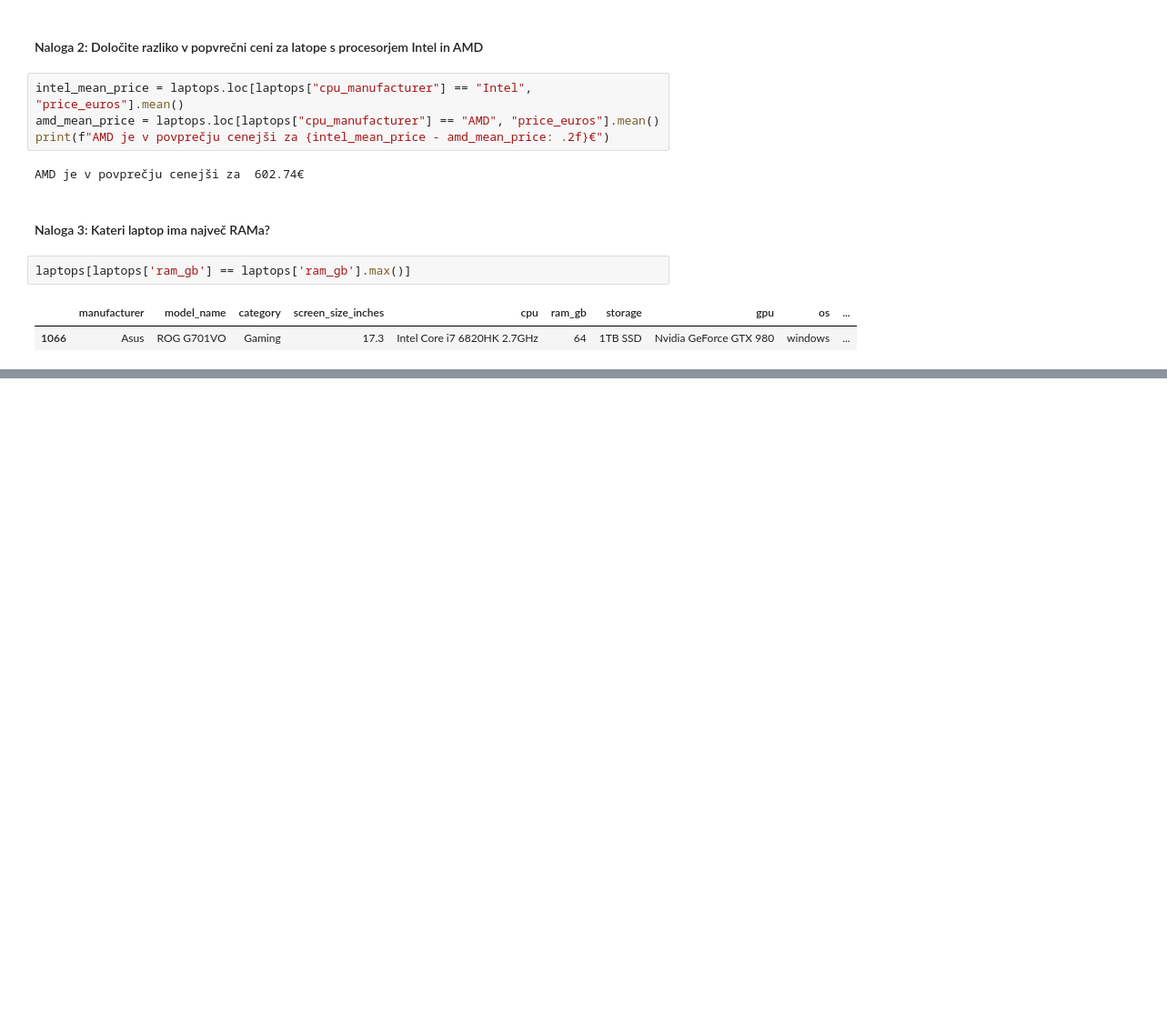
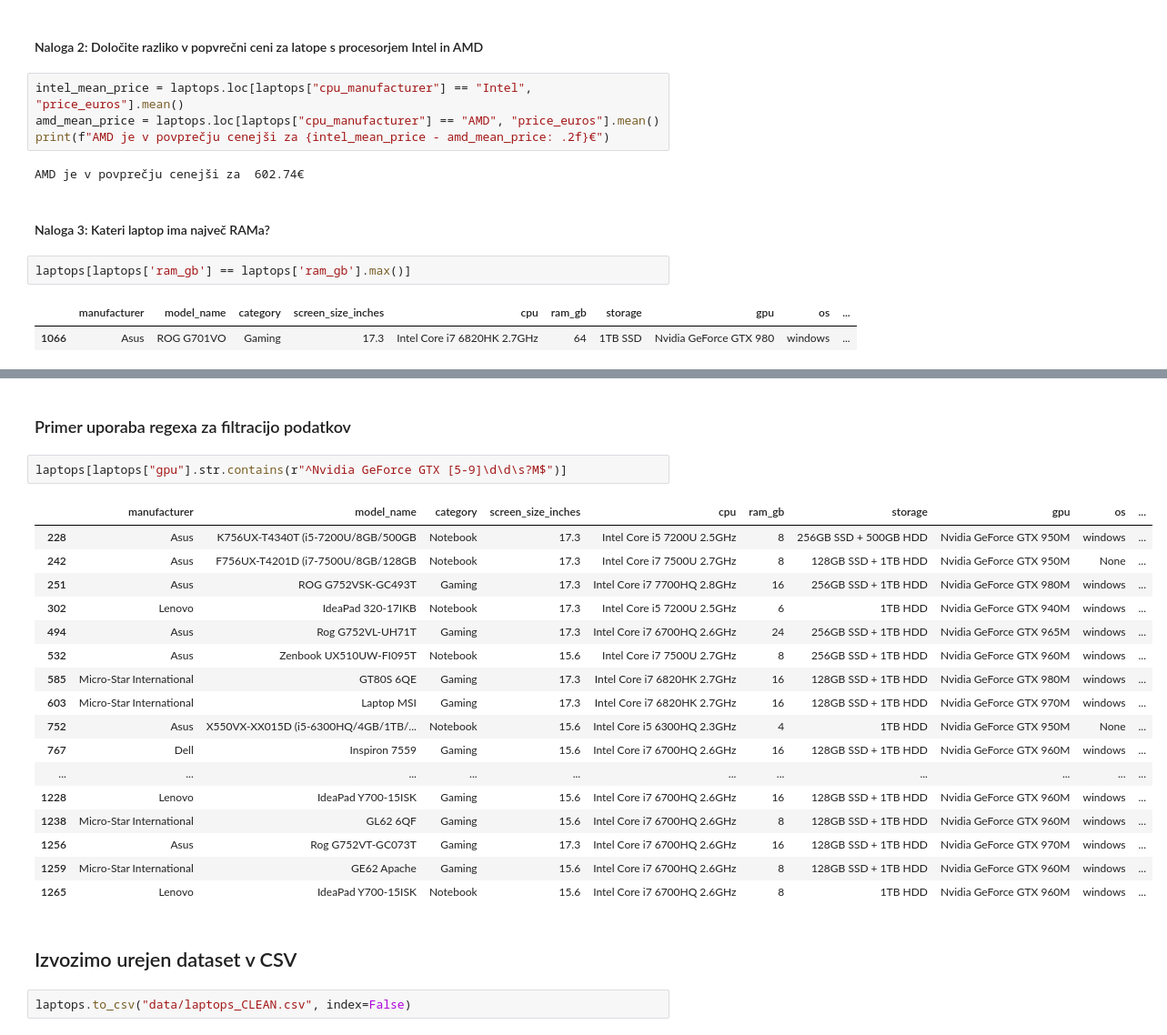
Before and after one commit to icta-tecaji/python-data-analysis-public, a Jupyter notebook: Del_04_Priprava_in_čiščenje_podatkov/04_Priprava_in_čiščenje_podatkov_CLEAN.ipynb, the cells around one changed output, grey strips where cells are left out. Shown at 91% size. Cells and saved outputs as stored; diff of their text form; blank space fills up the shorter version.

```diff
--- a/Del_04_Priprava_in_čiščenje_podatkov/04_Priprava_in_čiščenje_podatkov_CLEAN.ipynb
+++ b/Del_04_Priprava_in_čiščenje_podatkov/04_Priprava_in_čiščenje_podatkov_CLEAN.ipynb
@@ -353,0 +431,26 @@ laptops[laptops['ram_gb'] == laptops['ram_gb'].max()]
+# %% [markdown]
+### Primer uporaba regexa za filtracijo podatkov
+# %%
+laptops[laptops["gpu"].str.contains(r"^Nvidia GeForce GTX [5-9]\d\d\s?M$")]
+# %% [output]
+|  | manufacturer | model_name | category | screen_size_inches | cpu | ram_gb | storage | gpu | os | ... |
+| 228 | Asus | K756UX-T4340T (i5-7200U/8GB/500GB | Notebook | 17.3 | Intel Core i5 7200U 2.5GHz | 8 | 256GB SSD + 500GB HDD | Nvidia GeForce GTX 950M | windows | ... |
+| 242 | Asus | F756UX-T4201D (i7-7500U/8GB/128GB | Notebook | 17.3 | Intel Core i7 7500U 2.7GHz | 8 | 128GB SSD + 1TB HDD | Nvidia GeForce GTX 950M | None | ... |
+| 251 | Asus | ROG G752VSK-GC493T | Gaming | 17.3 | Intel Core i7 7700HQ 2.8GHz | 16 | 256GB SSD + 1TB HDD | Nvidia GeForce GTX 980M | windows | ... |
+| 302 | Lenovo | IdeaPad 320-17IKB | Notebook | 17.3 | Intel Core i5 7200U 2.5GHz | 6 | 1TB HDD | Nvidia GeForce GTX 940M | windows | ... |
+| 494 | Asus | Rog G752VL-UH71T | Gaming | 17.3 | Intel Core i7 6700HQ 2.6GHz | 24 | 256GB SSD + 1TB HDD | Nvidia GeForce GTX 965M | windows | ... |
+| 532 | Asus | Zenbook UX510UW-FI095T | Notebook | 15.6 | Intel Core i7 7500U 2.7GHz | 8 | 256GB SSD + 1TB HDD | Nvidia GeForce GTX 960M | windows | ... |
+| 585 | Micro-Star International | GT80S 6QE | Gaming | 17.3 | Intel Core i7 6820HK 2.7GHz | 16 | 128GB SSD + 1TB HDD | Nvidia GeForce GTX 980M | windows | ... |
+| 603 | Micro-Star International | Laptop MSI | Gaming | 17.3 | Intel Core i7 6820HK 2.7GHz | 16 | 128GB SSD + 1TB HDD | Nvidia GeForce GTX 970M | windows | ... |
+| 752 | Asus | X550VX-XX015D (i5-6300HQ/4GB/1TB/... | Notebook | 15.6 | Intel Core i5 6300HQ 2.3GHz | 4 | 1TB HDD | Nvidia GeForce GTX 950M | None | ... |
+| 767 | Dell | Inspiron 7559 | Gaming | 15.6 | Intel Core i7 6700HQ 2.6GHz | 16 | 128GB SSD + 1TB HDD | Nvidia GeForce GTX 960M | windows | ... |
+| ... | ... | ... | ... | ... | ... | ... | ... | ... | ... | ... |
+| 1228 | Lenovo | IdeaPad Y700-15ISK | Gaming | 15.6 | Intel Core i7 6700HQ 2.6GHz | 16 | 128GB SSD + 1TB HDD | Nvidia GeForce GTX 960M | windows | ... |
+| 1238 | Micro-Star International | GL62 6QF | Gaming | 15.6 | Intel Core i7 6700HQ 2.6GHz | 8 | 128GB SSD + 1TB HDD | Nvidia GeForce GTX 960M | windows | ... |
+| 1256 | Asus | Rog G752VT-GC073T | Gaming | 17.3 | Intel Core i7 6700HQ 2.6GHz | 16 | 128GB SSD + 1TB HDD | Nvidia GeForce GTX 970M | windows | ... |
+| 1259 | Micro-Star International | GE62 Apache | Gaming | 15.6 | Intel Core i7 6700HQ 2.6GHz | 8 | 128GB SSD + 1TB HDD | Nvidia GeForce GTX 960M | windows | ... |
+| 1265 | Lenovo | IdeaPad Y700-15ISK | Notebook | 15.6 | Intel Core i7 6700HQ 2.6GHz | 8 | 1TB HDD | Nvidia GeForce GTX 960M | windows | ... |
+# %% [markdown]
+## Izvozimo urejen dataset v CSV
+# %%
+laptops.to_csv("data/laptops_CLEAN.csv", index=False)
```
Also changed, not shown: parts of 2 cells of this notebook, 3 other files.
